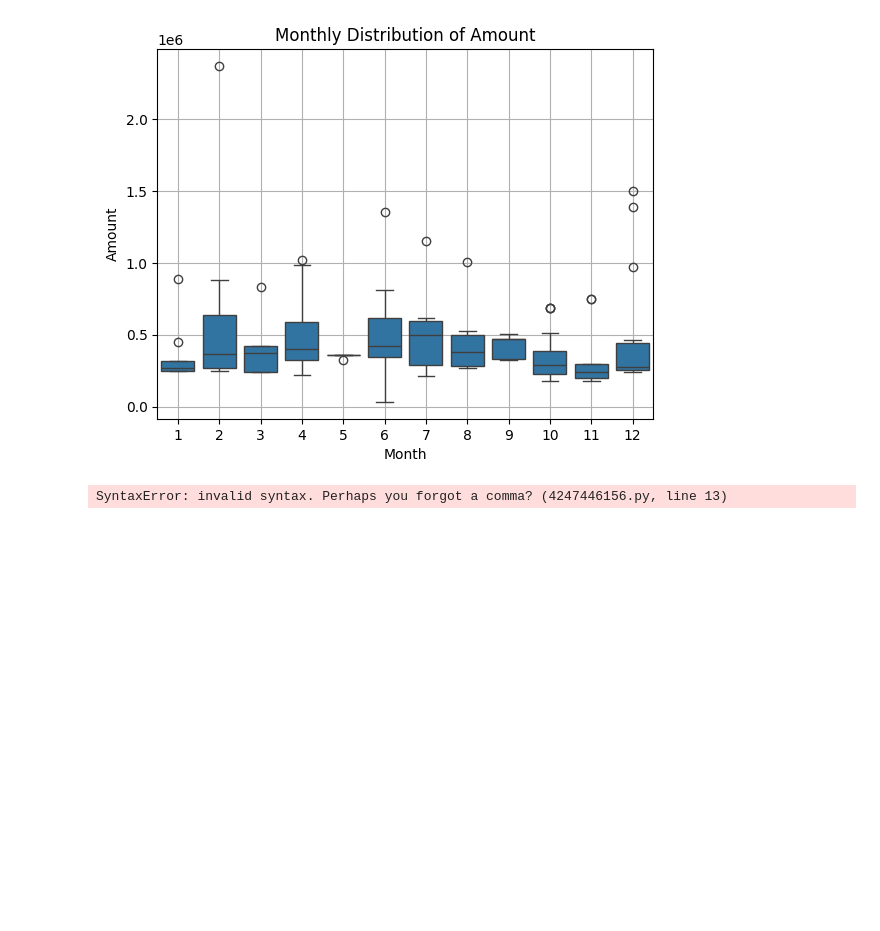
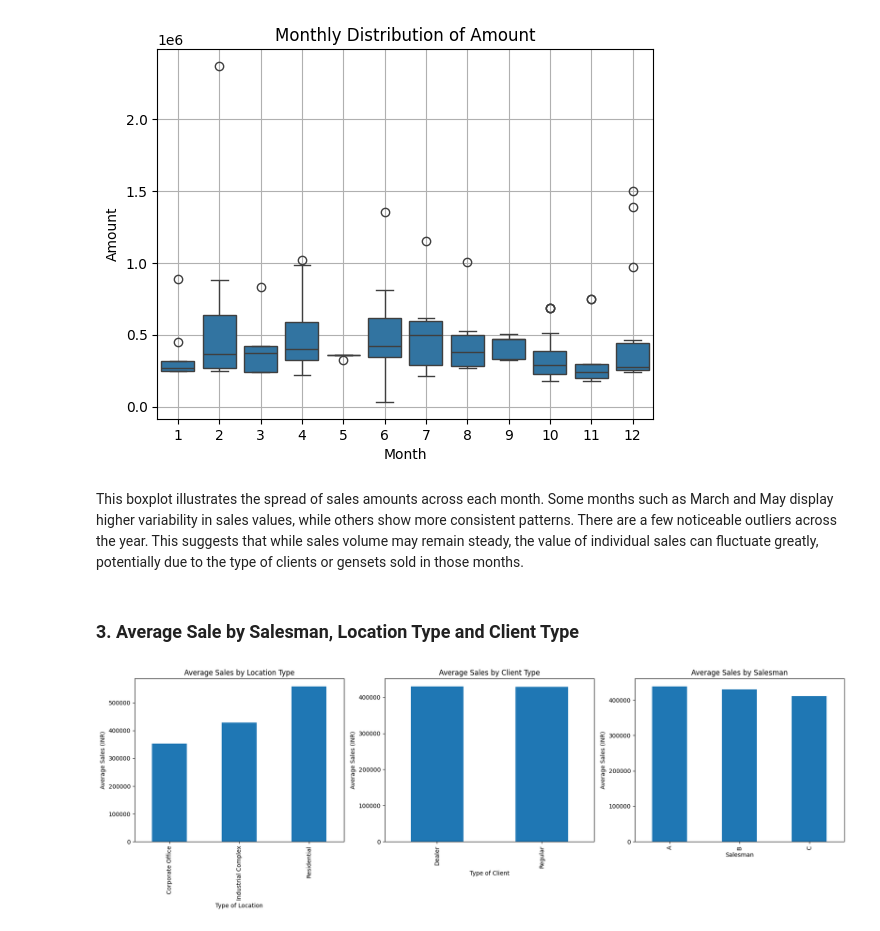
Before and after one commit to a-for-ball/sales-data-analysis, a Jupyter notebook: sales_data_pred.ipynb, the cells around one changed output. Saved outputs shown, nothing was run; the diff lists cells and outputs as text; code cells hidden in the pictures; blank space fills up the shorter version.

```diff
--- a/sales_data_pred.ipynb
+++ b/sales_data_pred.ipynb
@@ -40,10 +40,11 @@ Index(['Date', 'Company', 'Type of Client', 'Type of Location', 'Location',
 # %%
-client_type = df['Type of Client'].astype('category')
-location_type = df['Type of Location'].astype('category')
-salesman = df['Salesman'].astype('category')
-company = df['Company'].astype('category')
-location = df['Location'].astype('category')
-rating = df['Rating'].value_counts().astype('category')
-amount = pd.to_numeric(df['Amount'], errors='coerce')
+df['Type of Client'] = df['Type of Client'].astype('category')
+df['Type of Location'] = df['Type of Location'].astype('category')
+df['Salesman'] = df['Salesman'].astype('category')
+df['Company'] = df['Company'].astype('category')
+df['Location'] = df['Location'].astype(str).str.strip().str.title()
+df['Location'] = df['Location'].astype('category')
+df['Rating'] = df['Rating'].astype('category')
+df['Amount'] = pd.to_numeric(df['Amount'], errors='coerce')
 df['Date'] = pd.to_datetime(df['Date'], format='%d-%m-%Y', errors='coerce')
-month = df['Date'].dt.month
+df['Month'] = df['Date'].dt.month
@@ -78,38 +154,35 @@ plt.grid(True)
 plt.show()
 # %% [output]
 [figure]
+# %% [markdown]
+This boxplot illustrates the spread of sales amounts across each month. Some months such as March and May display higher variability in sales values, while others show more consistent patterns. There are a few noticeable outliers across the year. This suggests that while sales volume may remain steady, the value of individual sales can fluctuate greatly, potentially due to the type of clients or gensets sold in those months.
+# %% [markdown]
+### 3. Average Sale by Salesman, Location Type and Client Type
 # %%
 fig, axes = plt.subplots(1, 3, figsize=(18, 6))
-client_location_stats = df.groupby('Type of Location')['Amount'].mean()
-client_location_stats.plot(kind='bar', ax=axes[0], title='Average Sales by Location Type', color='skyblue')
 
+#Average Sales by Location Type
+df.groupby('Type of Location')['Amount'].mean().plot(
+    kind='bar', ax=axes[0], title='Average Sales by Location Type'
+)
 axes[0].set_xlabel('Type of Location')
 axes[0].set_ylabel('Average Sales (INR)')
-client_type_stats = df.groupby('Type of Client')['Amount'].mean()
-client_type_stats.plot(kind='bar', ax=axes[1], title='Average Sales by Client Type', color='red')
 
+#Average Sales by Client Type
+df.groupby('Type of Client')['Amount'].mean().plot(
+    kind='bar', ax=axes[1], title='Average Sales by Client Type'
+)
 axes[1].set_xlabel('Type of Client')
 axes[1].set_ylabel('Average Sales (INR)')
-salesman_stats = df.groupby('Salesman')['Amount'].mean()
-salesman_stats.plot(kind='bar', ax=axes[2], title='Average Sales by Salesman', color='green'# Group by Salesman and Type of Location, then count total and successful sales
-grouped_success = df.groupby(['Salesman', 'Type of Location'])['Success'].agg(['count', 'sum'])
 
-# Calculate success rate
-grouped_success['Success Rate'] = grouped_success['sum'] / grouped_success['count']
-
-# Reset index to flatten the DataFrame
-grouped_success = grouped_success.reset_index()
-
-# Create a pivot table to compare success rates across locations for each salesman
-pivot_table = grouped_success.pivot(
-    index='Salesman',
-    columns='Type of Location',
-    values='Success Rate'
-)
+#Average Sales by Salesman
+df.groupby('Salesman')['Amount'].mean().plot(
+    kind='bar', ax=axes[2], title='Average Sales by Salesman'
 )
 axes[2].set_xlabel('Salesman')
 axes[2].set_ylabel('Average Sales (INR)')
+
 plt.tight_layout()
 plt.show()
 # %% [output]
-SyntaxError: invalid syntax. Perhaps you forgot a comma? (4247446156.py, line 13)
+[figure, added]
```
Also changed, not shown: parts of 36 cells of this notebook.
